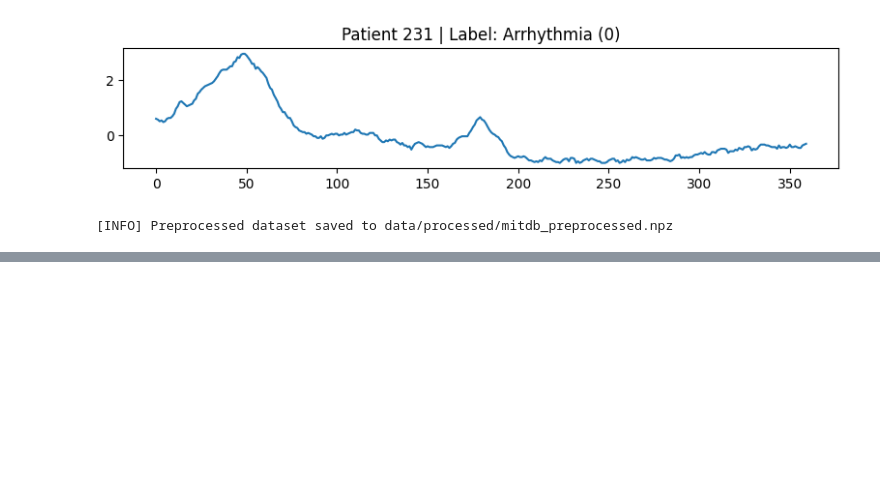
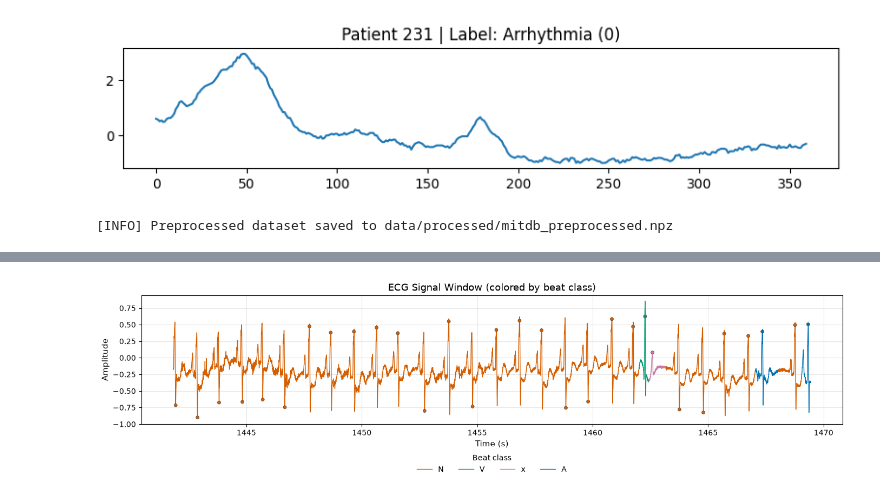
Before and after one commit to jose-gilberto/ecg-quantification, a Jupyter notebook: notebooks/02_preprocess_mitdb.ipynb, the cells around one changed output, grey strips where cells are left out. Cells and saved outputs as stored; diff of their text form; code cells hidden in the pictures; blank space fills up the shorter version.

```diff
--- a/notebooks/02_preprocess_mitdb.ipynb
+++ b/notebooks/02_preprocess_mitdb.ipynb
@@ -79,0 +109,17 @@ save_preprocessed_dataset(X_train, X_test, y_train, y_test, rec_train, rec_test)
+# %%
+import wfdb
+from ecg_quantification.visualization import find_variation_window, plot_signal_window
+
+record = wfdb.rdrecord('./data/raw/mitdb/records/108')
+annotation = wfdb.rdann('./data/raw/mitdb/records/108', 'atr')
+signal = record.p_signal[:, 0]
+
+start, end = find_variation_window(
+    annotation.sample, np.array(annotation.symbol),
+    window_beats=30, classes_of_interest=['N', 'V', 'A', 'L', 'R'],
+)
+fig = plot_signal_window(signal, annotation.sample, np.array(annotation.symbol), start, end,
+                          sampling_rate=record.fs)
+fig.savefig('signal_window.png', dpi=300)
+# %% [output]
+[figure, added]
```
Also changed, not shown: parts of 1 cell of this notebook, 25 other files.
